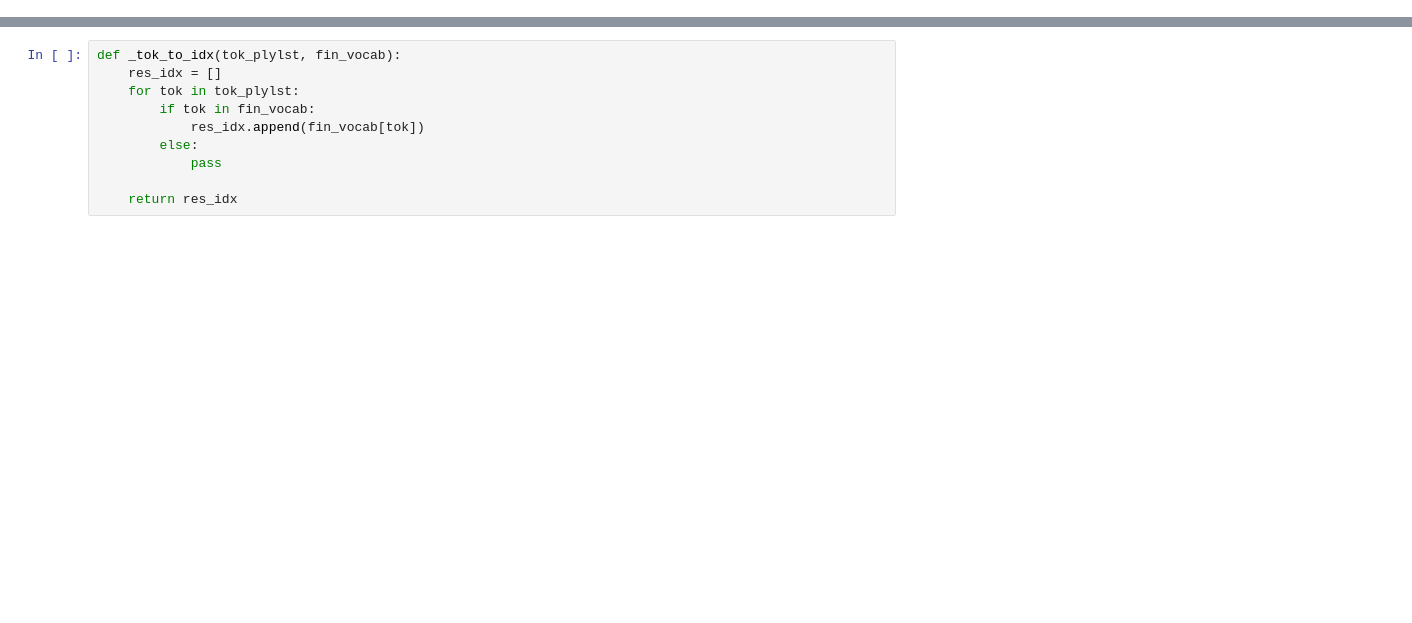
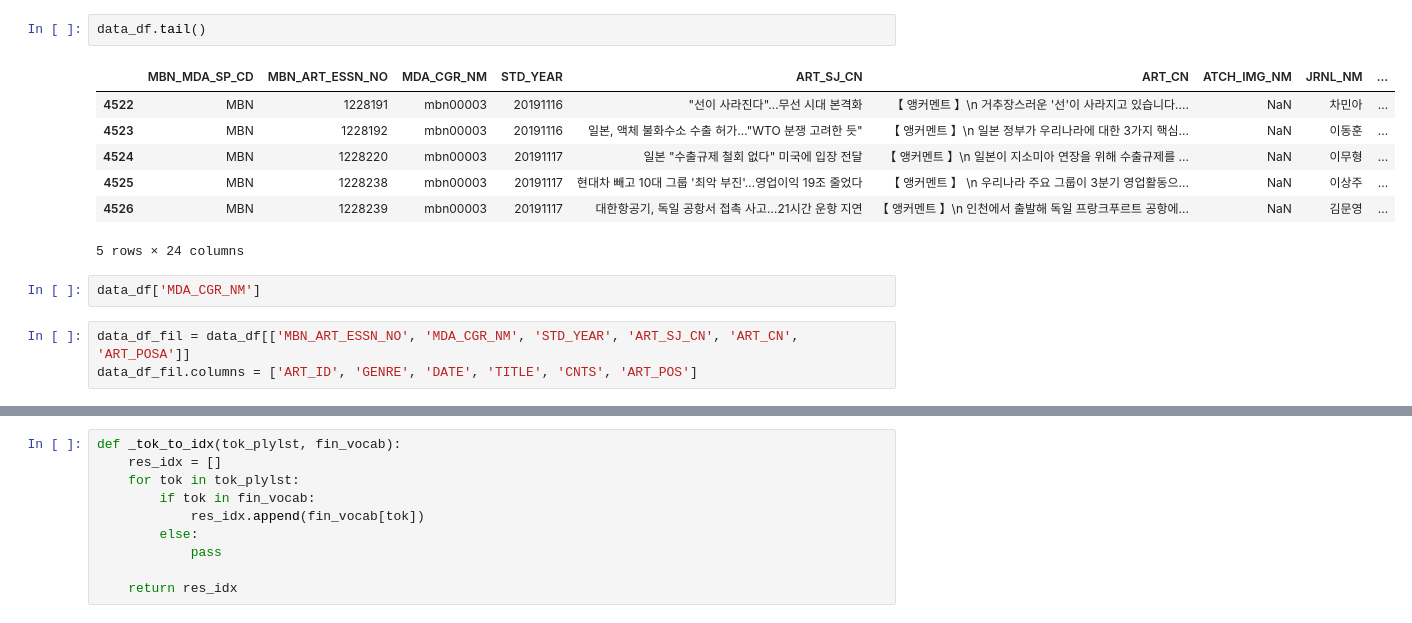
Before and after one commit to saladsong/mbn_reco, a Jupyter notebook: mbn_pp_metadata.ipynb, the cells around one changed output, grey strips where cells are left out. Cells and saved outputs as stored; diff of their text form; blank space fills up the shorter version.

```diff
--- a/mbn_pp_metadata.ipynb
+++ b/mbn_pp_metadata.ipynb
@@ -181,0 +83,15 @@ def _get_fin_vocab(vocab):
+# %%
+data_df.tail()
+# %% [output]
+|  | MBN_MDA_SP_CD | MBN_ART_ESSN_NO | MDA_CGR_NM | STD_YEAR | ART_SJ_CN | ART_CN | ATCH_IMG_NM | JRNL_NM | ... |
+| 4522 | MBN | 1228191 | mbn00003 | 20191116 | "선이 사라진다"…무선 시대 본격화 | 【 앵커멘트 】\n 거추장스러운 '선'이 사라지고 있습니다.... | NaN | 차민아 | ... |
+| 4523 | MBN | 1228192 | mbn00003 | 20191116 | 일본, 액체 불화수소 수출 허가…"WTO 분쟁 고려한 듯" | 【 앵커멘트 】\n 일본 정부가 우리나라에 대한 3가지 핵심... | NaN | 이동훈 | ... |
+| 4524 | MBN | 1228220 | mbn00003 | 20191117 | 일본 "수출규제 철회 없다" 미국에 입장 전달 | 【 앵커멘트 】\n 일본이 지소미아 연장을 위해 수출규제를 ... | NaN | 이무형 | ... |
+| 4525 | MBN | 1228238 | mbn00003 | 20191117 | 현대차 빼고 10대 그룹 '최악 부진'…영업이익 19조 줄었다 | 【 앵커멘트 】 \n 우리나라 주요 그룹이 3분기 영업활동으... | NaN | 이상주 | ... |
+| 4526 | MBN | 1228239 | mbn00003 | 20191117 | 대한항공기, 독일 공항서 접촉 사고…21시간 운항 지연 | 【 앵커멘트 】\n 인천에서 출발해 독일 프랑크푸르트 공항에... | NaN | 김문영 | ... |
+5 rows × 24 columns
+# %%
+data_df['MDA_CGR_NM']
+# %%
+data_df_fil = data_df[['MBN_ART_ESSN_NO', 'MDA_CGR_NM', 'STD_YEAR', 'ART_SJ_CN', 'ART_CN', 'ART_POSA']]
+data_df_fil.columns = ['ART_ID', 'GENRE', 'DATE', 'TITLE', 'CNTS', 'ART_POS']
```
Also changed, not shown: parts of 89 cells of this notebook.
